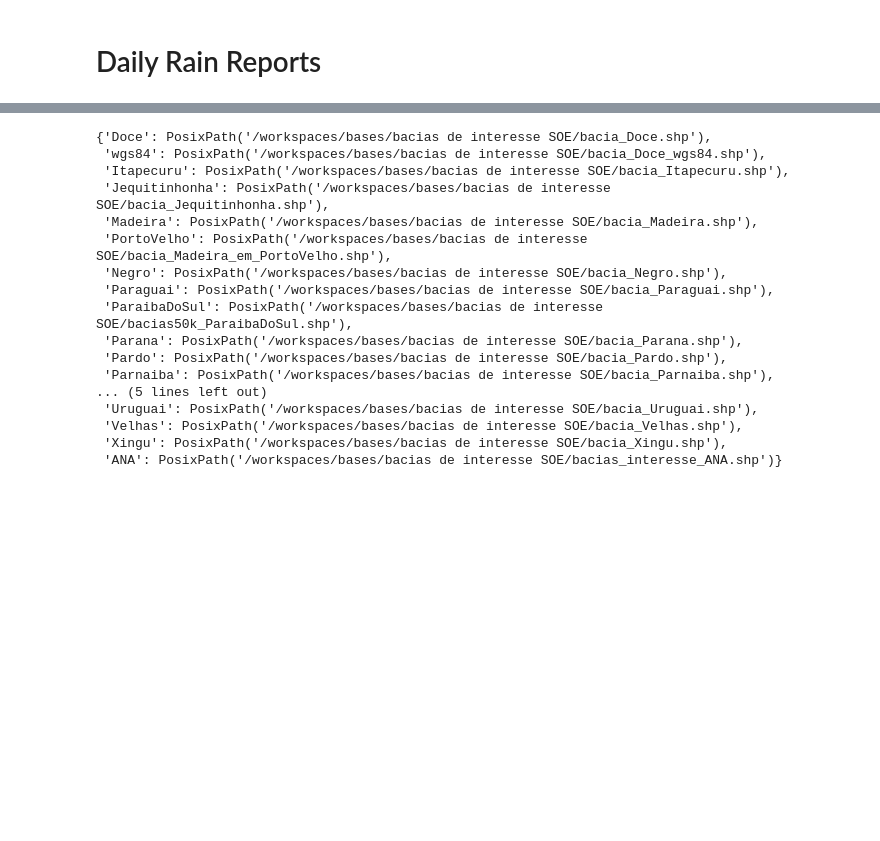
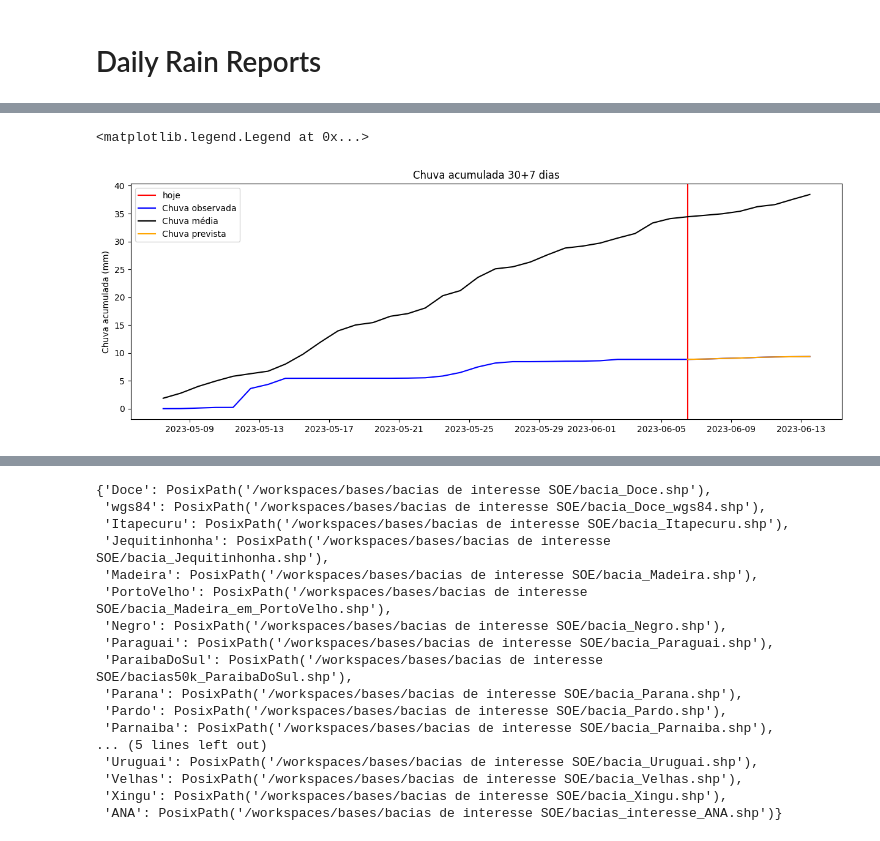
Before and after one commit to cordmaur/RainReporter, a Jupyter notebook: nbs/02-Daily_Report.ipynb, the cells around one changed output, grey strips where cells are left out. Cells and saved outputs as stored; diff of their text form; code cells hidden in the pictures; blank space fills up the shorter version.

```diff
--- a/nbs/02-Daily_Report.ipynb
+++ b/nbs/02-Daily_Report.ipynb
@@ -23,0 +66,19 @@ from raindownloader.utils import GISUtil
+# %%
+rain_ts = Downloader.get_time_series(
+    rain,
+    report.shp.to_crs('epsg:4326'),
+    reducer=xr.DataArray.mean
+)
+avg_rain_ts = Downloader.get_time_series(
+    avg_rain,
+    report.shp.to_crs('epsg:4326'),
+    reducer=xr.DataArray.mean
+)
+fcst_ts = Downloader.get_time_series(
+    rain_fcst, self.shp, reducer=xr.DataArray.mean
+)
+avg_fcst_ts = Downloader.get_time_series(
+    avg_rain_fcst, self.shp, reducer=xr.DataArray.mean
+)
+# %%
+avg_fcst_ts.index = fcst_ts.index
@@ -23,0 +97,24 @@ from raindownloader.utils import GISUtil
+# %%
+fig, plt_ax = plt.subplots(figsize=(15, 5))
+
+# plot the accum chart
+# create the extended rain+forecast
+ext_rain_ts = pd.concat([rain_ts, fcst_ts])
+plt_ax.axvline(x=rain_ts.index[-1], color='red', label='hoje')
+plt_ax.plot(ext_rain_ts.index, ext_rain_ts.cumsum(), color='blue', label='Chuva observada')
+
+ext_avg_rain_ts = pd.concat([avg_rain_ts, avg_fcst_ts])
+
+plt_ax.plot(ext_avg_rain_ts.index, ext_avg_rain_ts.cumsum(), color='black', label='Chuva média')
+
+# plot the forecast in another color
+adjusted_fcst_ts = pd.concat([rain_ts.cumsum()[-1:], fcst_ts])
+plt_ax.plot(adjusted_fcst_ts.index, adjusted_fcst_ts.cumsum(), color='orange', label='Chuva prevista')
+
+plt_ax.set_ylabel('Chuva acumulada (mm)')
+plt_ax.set_title(f"Chuva acumulada {self.days_lbk}+7 dias")
+
+plt_ax.legend()
+# %% [output]
+<matplotlib.legend.Legend at 0x...>
+[figure, added]
```
Also changed, not shown: parts of 26 cells of this notebook, 5 other files.
